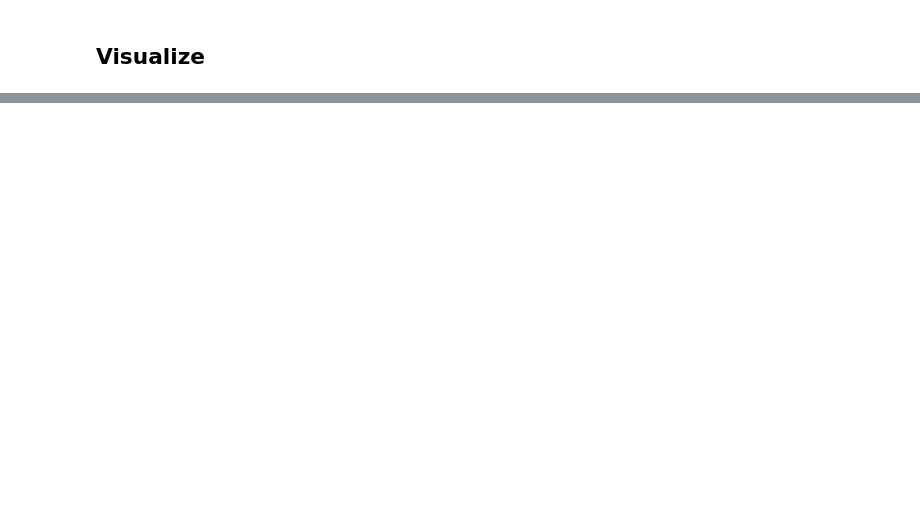
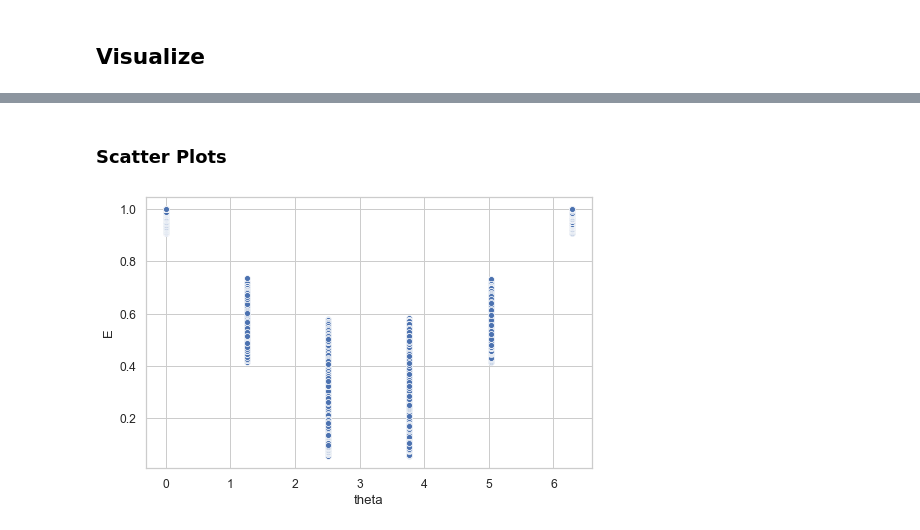
Before and after one commit to noamsgl/IBMAscolaChallenge, a Jupyter notebook: notebooks/explore_dataset.ipynb, the cells around one changed output, grey strips where cells are left out. Cells and saved outputs as stored; diff of their text form; code cells hidden in the pictures; blank space fills up the shorter version.

```diff
--- a/notebooks/explore_dataset.ipynb
+++ b/notebooks/explore_dataset.ipynb
@@ -82,0 +58,6 @@ data_dist(df)
+# %% [markdown]
+### Scatter Plots
+# %%
+sns.scatterplot(x=df['theta'], y=df['E']);
+# %% [output]
+[figure, added]
```
Also changed, not shown: parts of 12 cells of this notebook, 31 other files.
